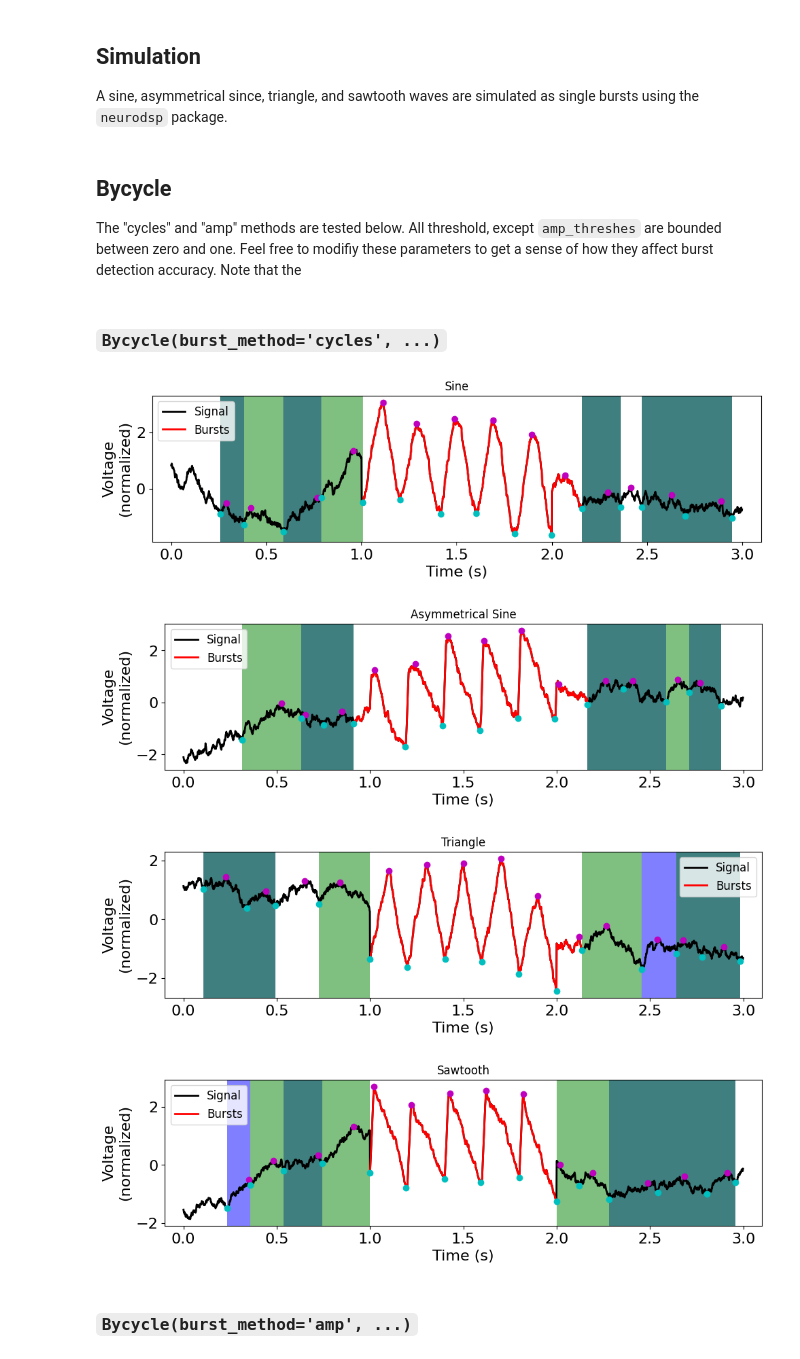
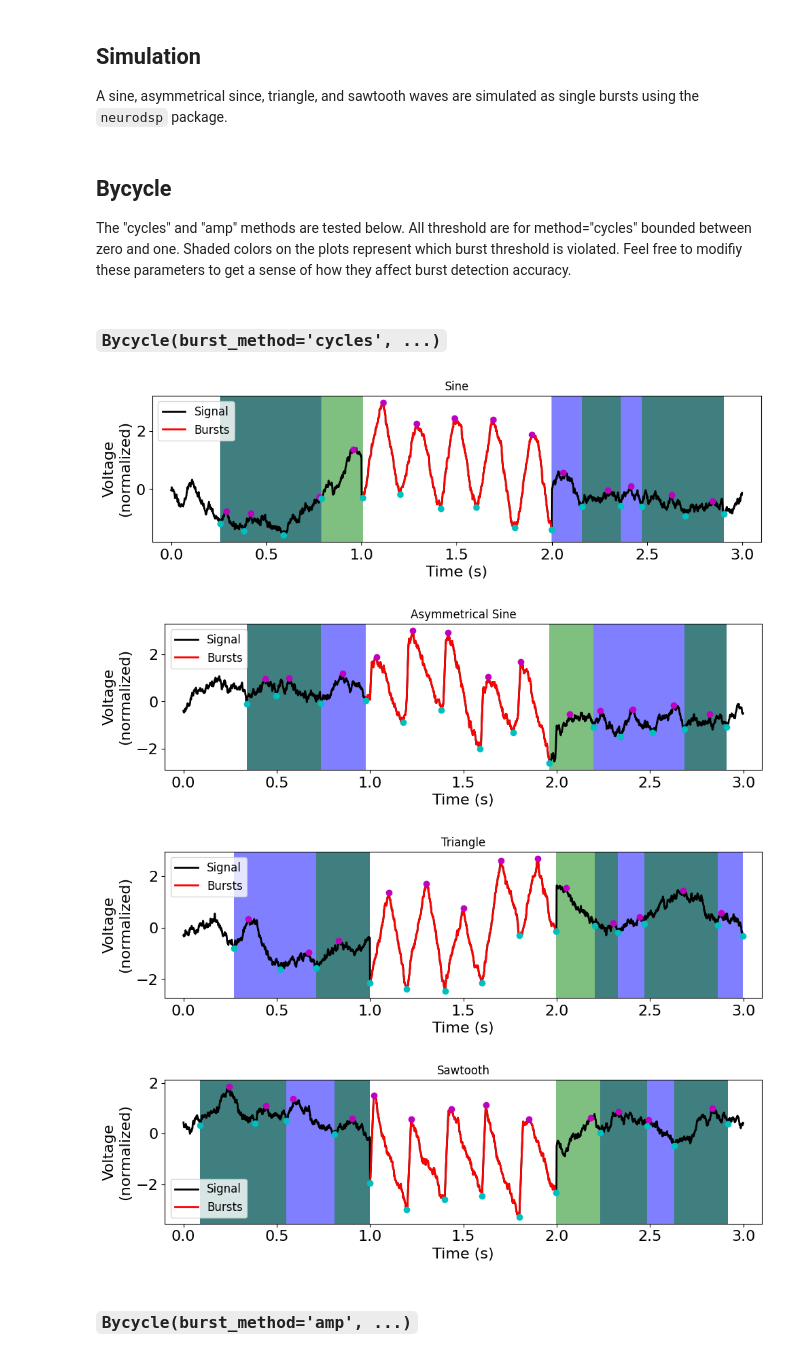
Before and after one commit to voytekresearch/spr, a Jupyter notebook: tutorials/02_bycycle/bycycle_03-BurstDetection.ipynb, the cells around one changed output. Drawn from its saved outputs; the diff is of its cells as text; code cells hidden in the pictures.

Commit message:
update bycycle burst tutorial

```diff
--- a/tutorials/02_bycycle/bycycle_03-BurstDetection.ipynb
+++ b/tutorials/02_bycycle/bycycle_03-BurstDetection.ipynb
@@ -56,33 +29,63 @@ sigs += sim_powerlaw(1, sigs.size, exp=-2).reshape(*sigs.shape) * 1.
+# %%
+# Settings
+n_seconds = 3
+fs = 1000
+n_samples = int(n_seconds * fs)
+freq = 5
+
+labels = ['Sine', 'Asymmetrical Sine', 'Triangle', 'Sawtooth']
+
+cycles = [
+    ('sine', {'phase': 'min'}),
+    ('asine', {'rdsym': 0.1}),
+    ('sawtooth', {'width': 0.5}),
+    ('sawtooth', {'width': 0.1}),
+]
+
+# Simulate bursts
+sigs = np.zeros((len(cycles), n_samples))
+
+for i, cyc in enumerate(cycles):
+    # Periodic / Burst
+    sigs[i] = sim_oscillation(n_seconds, fs, freq, cycle=cyc[0], **cyc[1])
+
+    # Zero pad burst
+    sigs[i, :fs] = 0.
+    sigs[i, -fs:] = 0.
+
+    # Aperiodic
+    np.random.seed(i)
+    sigs[i] += sim_powerlaw(n_seconds, fs, exp=-2) * .8
 # %% [markdown]
 ## Bycycle
 
-The "cycles" and "amp" methods are tested below. All threshold, except `amp_threshes` are bounded between zero and one. Feel free to modifiy these parameters to get a sense of how they affect burst detection accuracy. Note that the
+The "cycles" and "amp" methods are tested below. All threshold are for method="cycles" bounded between zero and one. Shaded colors on the plots represent which burst threshold is violated. Feel free to modifiy these parameters to get a sense of how they affect burst detection accuracy.
 # %% [markdown]
 ### `Bycycle(burst_method='cycles', ...)`
 # %%
 # Burst detection thresholds (change these)
 burst_thresholds = {
-    'amp_fraction': 0.4,
+    'amp_fraction': 0.6,
     'amp_consistency': 0.0,
     'period_consistency': 0.0,
     'monotonicity': 0.6
 }
 
 # Intialize model
 
 bm = Bycycle(thresholds=burst_thresholds)
 
 for i in range(len(sigs)):
 
     bm.fit(sigs[i], fs, (4, 6))
     bm.plot(plot_only_results=True, figsize=(10, 3))
     plt.title(labels[i])
     plt.xlim(-.1, 3.1)
 # %% [output]
-[figure, old version]
+[figure, new version]
-[figure, old version]
+[figure, new version]
-[figure, old version]
+[figure, new version]
-[figure, old version]
+[figure, new version]
 # %% [markdown]
 ### `Bycycle(burst_method='amp', ...)`
 # %%
```
Also changed, not shown: parts of 4 cells of this notebook.
